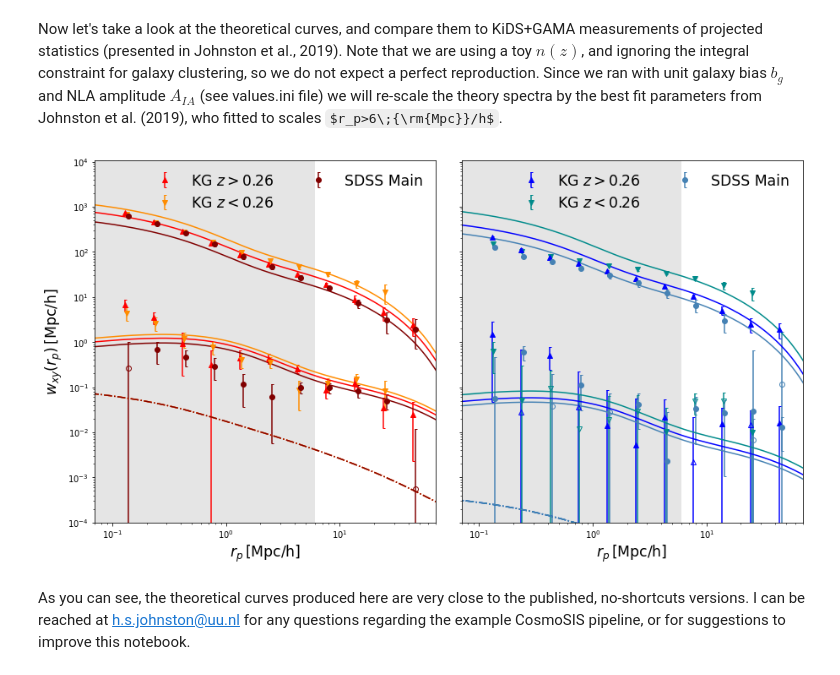
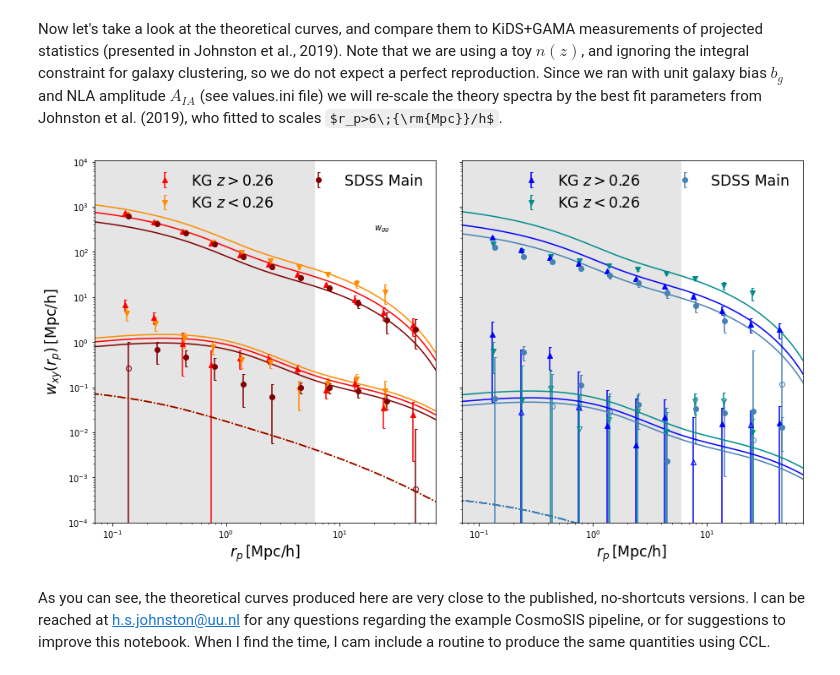
Before and after one commit to harrysjohnston/2ptPipeline, a Jupyter notebook: ECHOIA/projected_alignments_in_cosmosis.ipynb, the cells around one changed output. Cells and saved outputs as stored; diff of their text form; code cells hidden in the pictures; some formulas as TeX source.

Commit message:
ECHOIA notebook for producing projected statistics

```diff
--- a/ECHOIA/projected_alignments_in_cosmosis.ipynb
+++ b/ECHOIA/projected_alignments_in_cosmosis.ipynb
@@ -116,33 +116,34 @@ for df in os.listdir('J19_measurements'):
 
     # discard largest-r_p bin for low-z GAMA (see Johnston et al., 2019)
     if 'z1' in df:
         _r, _w, _e = map(lambda x: x[:-1], (_r, _w, _e))
 
     # plot measurements, with open points for negative values
     c = _w > 0.
     eb = a.errorbar(_r[c]*split[name], _w[c], _e[c],
                       ls='', marker=marks[name], c=cols[name],
                       label=label, capsize=1.5)
     if any(_w < 0.):
         a.errorbar(_r[~c]*split[name], -_w[~c], _e[~c],
                       ls='', marker=marks[name], c=cols[name],
                       label=None, capsize=1.5, mfc='none')
 
     # plot theory curves
     a.plot(rp, th_w, c=eb[0].get_c())
     # also plot expected w++ for completeness, though low S/N
     # means that we have no measurements to compare with
     if 'wgp' in df:
         a.plot(rp, th_wpp, c=eb[0].get_c(), ls='-.')
 
 for a in ax:
     a.legend(loc='best', ncol=2, frameon=0, fontsize='xx-large')
     a.set_xlabel('$r_p\,[\\rm{Mpc/h}]$', fontsize='xx-large')
 ax[0].set_ylabel('$w_{xy}(r_p)\,[\\rm{Mpc/h}]$', fontsize='xx-large')
+ax[0].annotate('$w_{gg}$', xy=(20,300), xycoords='data', f)
 plt.xlim(0.07, 70)
 plt.ylim(1e-4, None)
 plt.tight_layout()
 # %% [output]
-[figure, old version]
+[figure, new version]
 # %% [markdown]
-As you can see, the theoretical curves produced here are very close to the published, no-shortcuts versions. I can be reached at h.s.johnston@uu.nl for any questions regarding the example CosmoSIS pipeline, or for suggestions to improve this notebook.
+As you can see, the theoretical curves produced here are very close to the published, no-shortcuts versions. I can be reached at h.s.johnston@uu.nl for any questions regarding the example CosmoSIS pipeline, or for suggestions to improve this notebook. When I find the time, I cam include a routine to produce the same quantities using CCL.
```
